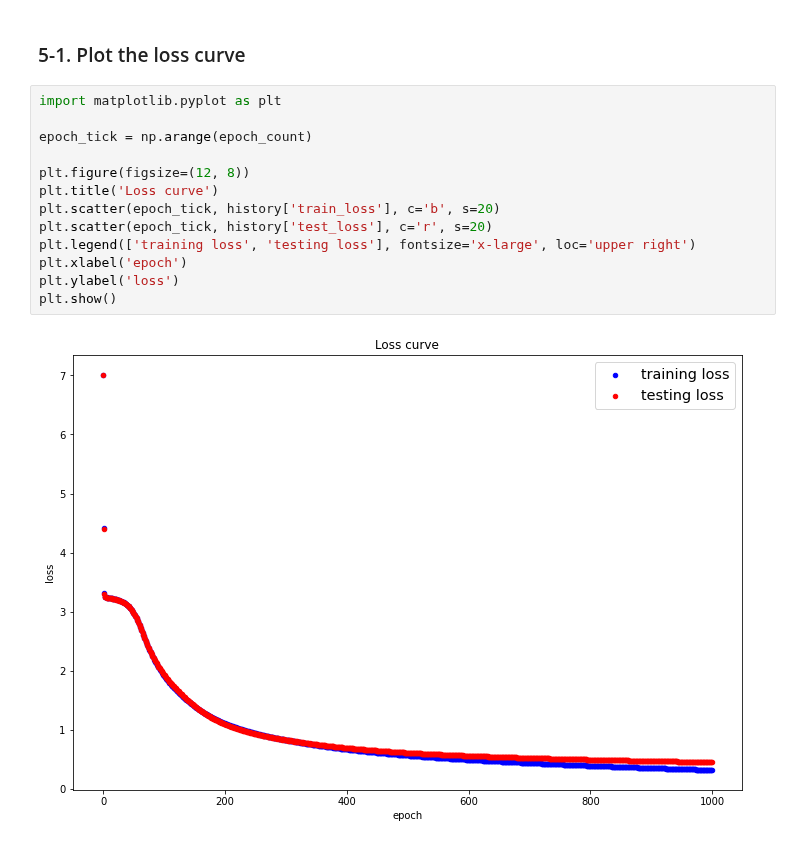
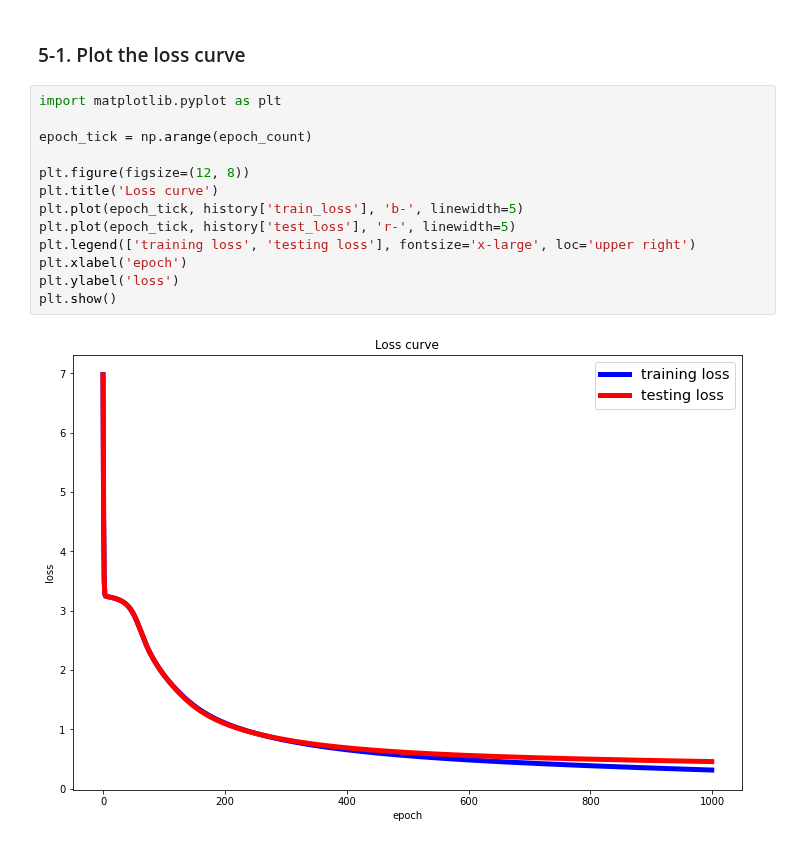
Before and after one commit to ihooni/class-MachineLearning, a Jupyter notebook: 09/assignment-09.ipynb, the cells around one changed output. Cells and saved outputs as stored; diff of their text form.

```diff
--- a/09/assignment-09.ipynb
+++ b/09/assignment-09.ipynb
@@ -171,15 +171,15 @@ for key in history.keys():
 # %%
 import matplotlib.pyplot as plt
 
 epoch_tick = np.arange(epoch_count)
 
 plt.figure(figsize=(12, 8))
 plt.title('Loss curve')
-plt.scatter(epoch_tick, history['train_loss'], c='b', s=20)
-plt.scatter(epoch_tick, history['test_loss'], c='r', s=20)
+plt.plot(epoch_tick, history['train_loss'], 'b-', linewidth=5)
+plt.plot(epoch_tick, history['test_loss'], 'r-', linewidth=5)
 plt.legend(['training loss', 'testing loss'], fontsize='x-large', loc='upper right')
 plt.xlabel('epoch')
 plt.ylabel('loss')
 plt.show()
 # %% [output]
-[figure, old version]
+[figure, new version]
```
Also changed, not shown: parts of 2 cells of this notebook.
